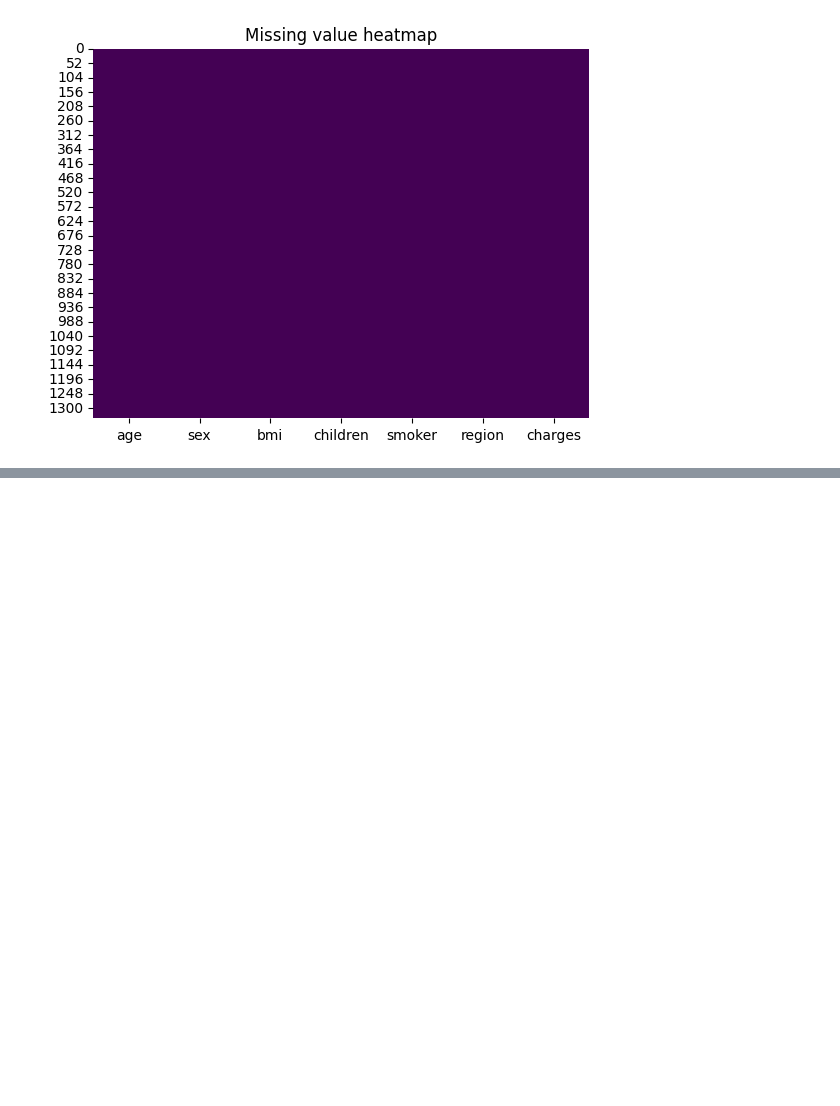
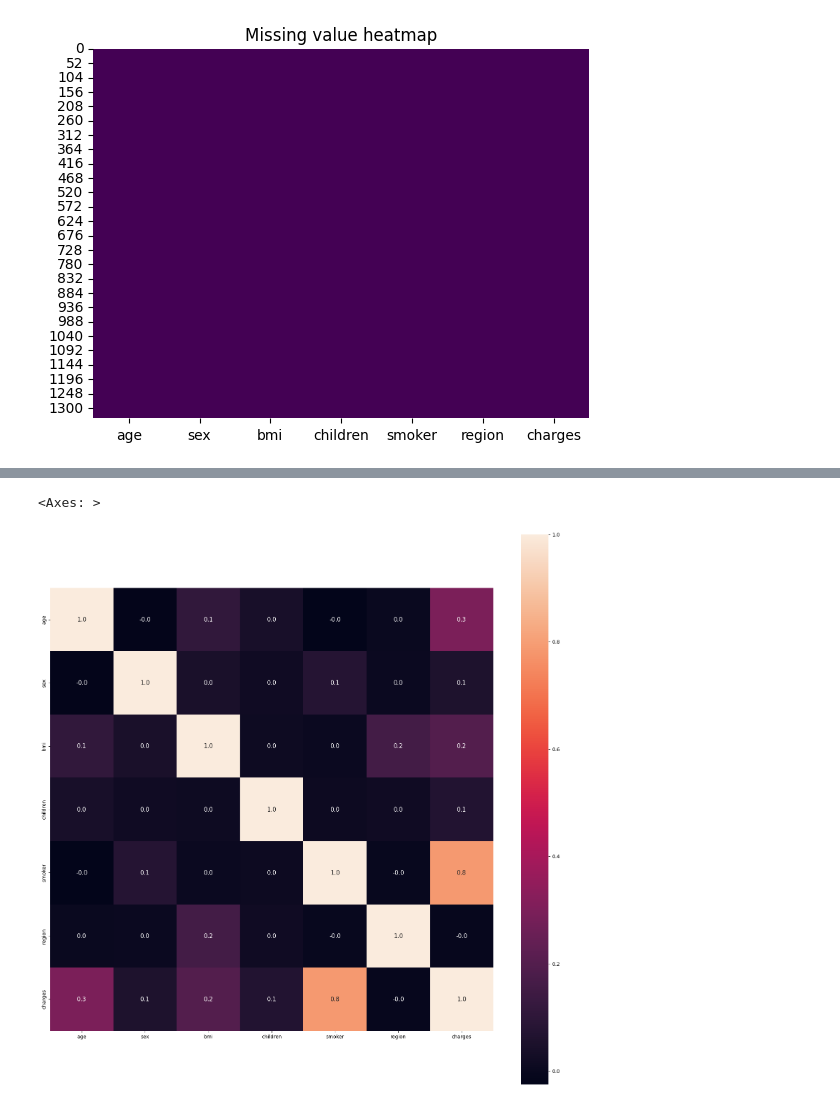
Before and after one commit to Mehreen-siddique/Machine_learning_projects, a Jupyter notebook: Insurance_eda_v1.ipynb, the cells around one changed output, grey strips where cells are left out. Drawn from its saved outputs; the diff is of its cells as text; code cells hidden in the pictures; blank space fills up the shorter version.

```diff
--- a/Insurance_eda_v1.ipynb
+++ b/Insurance_eda_v1.ipynb
@@ -140,0 +149,3 @@ plt.show()
+# %%
+from sklearn.preprocessing import LabelEncoder
+le = LabelEncoder()
@@ -140,0 +161,5 @@ plt.show()
+# %%
+df = pd.get_dummies(df, drop_first=True)
+# %%
+correlation = df.corr()
+correlation
@@ -140,0 +175,6 @@ plt.show()
+# %%
+plt.figure(figsize=(20,20))
+sns.heatmap(correlation , square = True, fmt = '.1f',annot = True, annot_kws = {'size':12})
+# %% [output]
+<Axes: >
+[figure, added]
```
Also changed, not shown: parts of 50 cells of this notebook.
